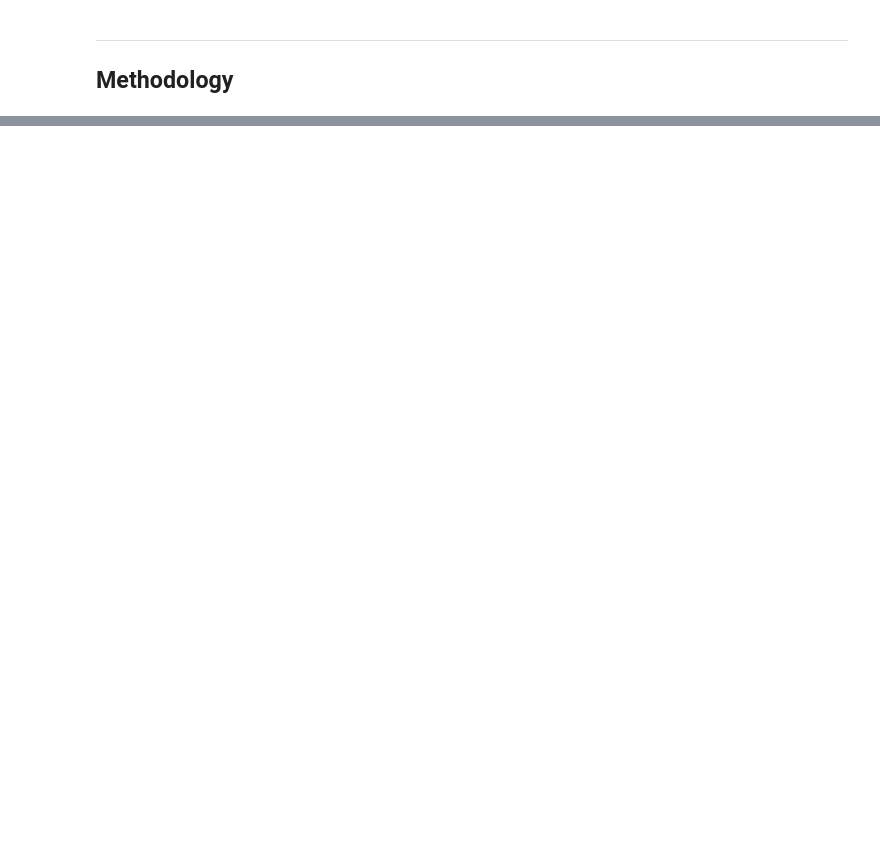
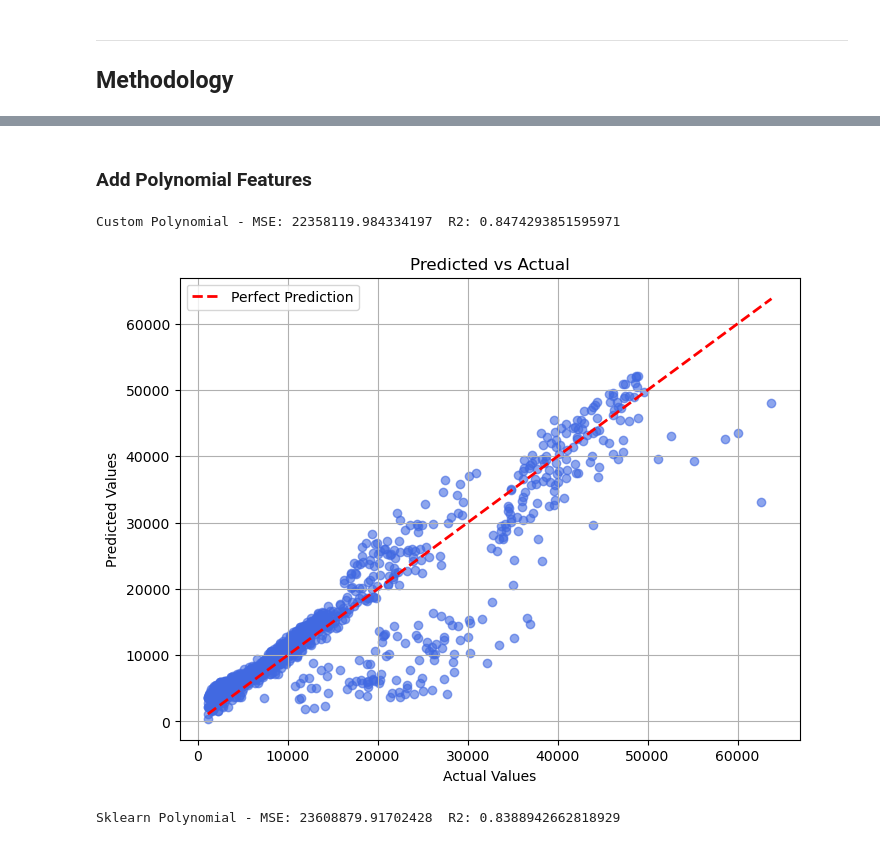
Before and after one commit to ZohoorAlmalki/ML_HWs, a Jupyter notebook: 446_ML_RegressionAssignment.ipynb, the cells around one changed output, grey strips where cells are left out. Saved outputs shown, nothing was run; the diff lists cells and outputs as text; code cells hidden in the pictures; blank space fills up the shorter version.

```diff
--- a/446_ML_RegressionAssignment.ipynb
+++ b/446_ML_RegressionAssignment.ipynb
@@ -241,0 +416,8 @@ Discuss the performance with your model and sklearn in C).
+# %%
+lambda_ = 10  # Regularization strength
+theta_ridge, cost_history_ridge = gradient_descent_ridge(X_b, y, theta.copy(), alpha, iterations, lambda_)
+y_pred_ridge = X_b.dot(theta_ridge)
+
+mse_ridge = mean_squared_error(y, y_pred_ridge)
+r2_ridge = r2_score(y, y_pred_ridge)
+print("Custom Ridge - MSE:", mse_ridge, " R2:", r2_ridge)
@@ -241,0 +453,65 @@ Discuss the performance with your model and sklearn in C).
+# %% [markdown]
+### Add Polynomial Features
+# %%
+
+from sklearn.preprocessing import StandardScaler, PolynomialFeatures
+
+# Standardize original features first
+scaler = StandardScaler()
+X_scaled = scaler.fit_transform(X)
+
+
+poly = PolynomialFeatures(degree=4, include_bias=True)
+X_poly = poly.fit_transform(X_scaled)
+
+# Add bias (intercept term)
+X_poly_b = np.hstack([np.ones((X_poly.shape[0], 1)), X_poly])
+
+# Reinitialize theta
+theta_poly = np.zeros((X_poly_b.shape[1], 1))
+
+# Run gradient descent on polynomial features
+theta_poly_final, cost_history_poly = gradient_descent(X_poly_b, y, theta_poly, alpha, iterations,cost_fn=2)
+y_pred_poly = X_poly_b.dot(theta_poly_final)
+
+alpha = 0.0001  # Smaller step size for complex models
+theta_poly = np.zeros((X_poly_b.shape[1], 1))
+
+mse_poly = mean_squared_error(y, y_pred_poly)
+r2_poly = r2_score(y, y_pred_poly)
+
+print("Custom Polynomial - MSE:", mse_poly, " R2:", r2_poly)
+
+import matplotlib.pyplot as plt
+
+# Flatten predictions and actual values if they are column vectors
+y_pred_flat = y_pred_poly.flatten()
+y_actual_flat = y.flatten()
+
+plt.figure(figsize=(8, 6))
+plt.scatter(y_actual_flat, y_pred_flat, alpha=0.6, color='royalblue')
+plt.plot([y_actual_flat.min(), y_actual_flat.max()],
+         [y_actual_flat.min(), y_actual_flat.max()],
+         'r--', linewidth=2, label='Perfect Prediction')
+plt.xlabel('Actual Values')
+plt.ylabel('Predicted Values')
+plt.title('Predicted vs Actual')
+plt.legend()
+plt.grid(True)
+plt.show()
+# %% [output]
+Custom Polynomial - MSE: 22358119.984334197  R2: 0.8474293851595971
+[figure, added]
+# %%
+from sklearn.pipeline import make_pipeline
+
+model_poly_sk = make_pipeline(PolynomialFeatures(degree=2), LinearRegression())
+model_poly_sk.fit(X, y)
+y_pred_poly_sk = model_poly_sk.predict(X)
+
+mse_poly_sk = mean_squared_error(y, y_pred_poly_sk)
+r2_poly_sk = r2_score(y, y_pred_poly_sk)
+
+print("Sklearn Polynomial - MSE:", mse_poly_sk, " R2:", r2_poly_sk)
+# %% [output]
+Sklearn Polynomial - MSE: 23608879.91702428  R2: 0.8388942662818929
```
Also changed, not shown: parts of 21 cells of this notebook.
